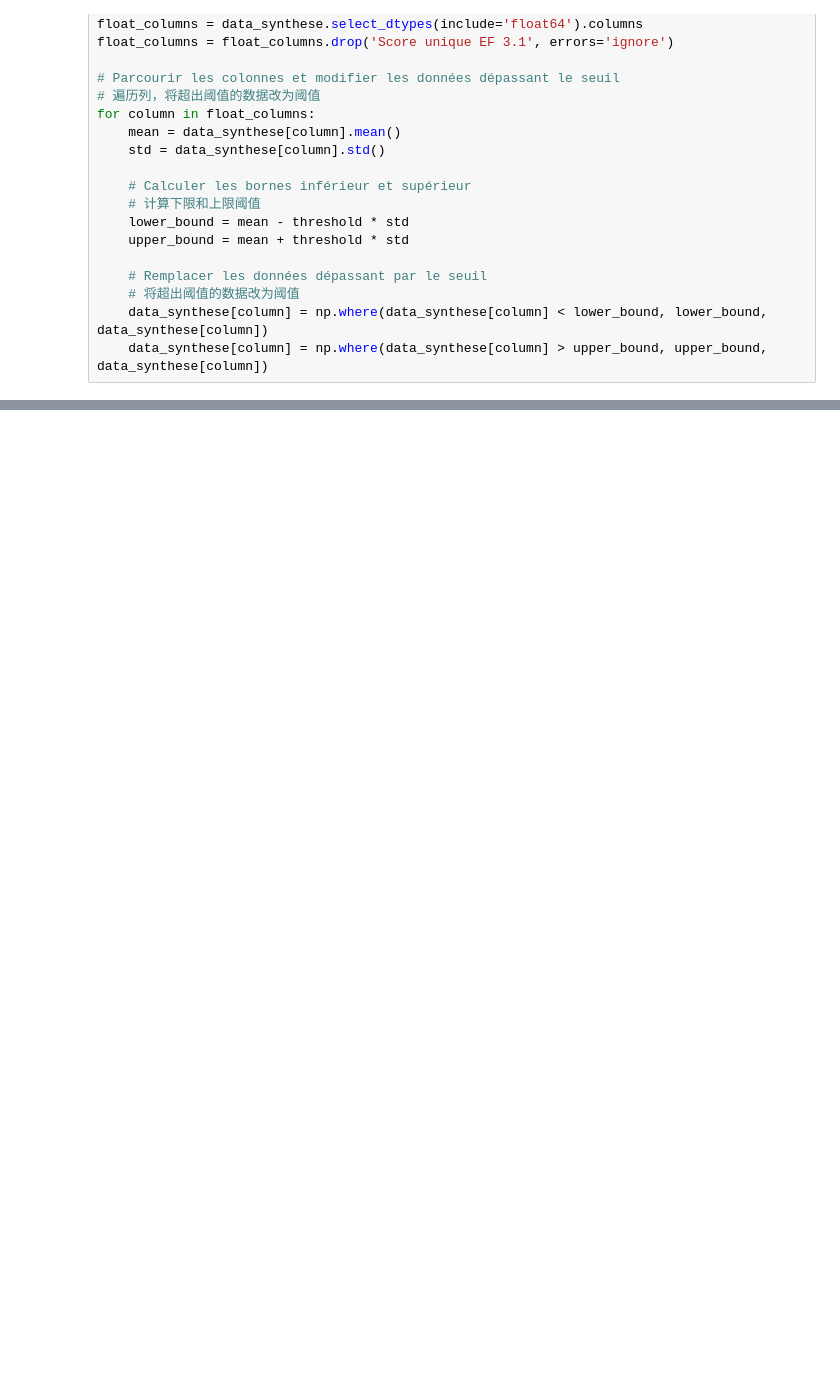
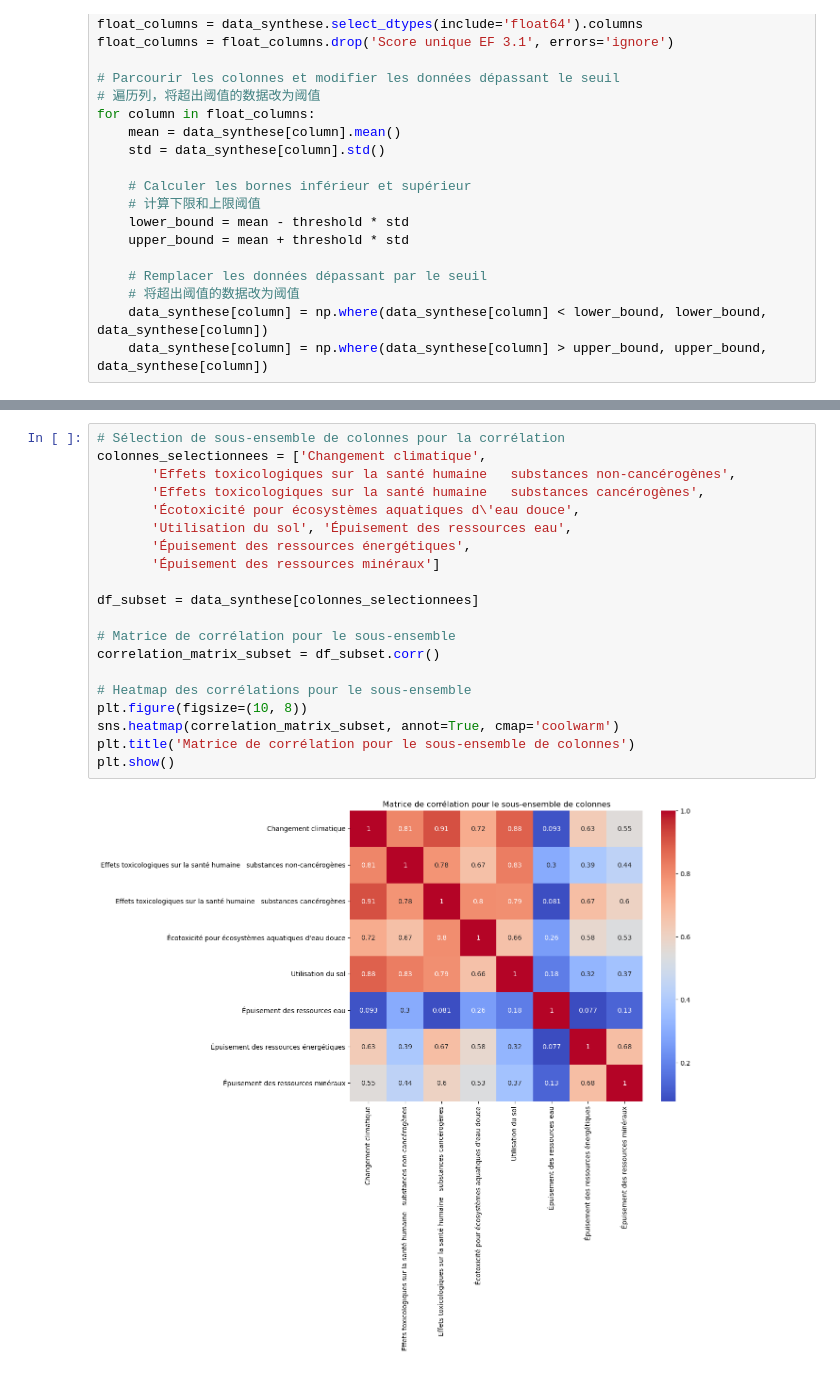
Before and after one commit to ZHANGzhile/DALAS, a Jupyter notebook: projet/Projet-idee.ipynb, the cells around one changed output, grey strips where cells are left out. Drawn from its saved outputs; the diff is of its cells as text; blank space fills up the shorter version.

```diff
--- a/projet/Projet-idee.ipynb
+++ b/projet/Projet-idee.ipynb
@@ -162,0 +160,22 @@ data_synthese.head(3)
+# %%
+# Sélection de sous-ensemble de colonnes pour la corrélation
+colonnes_selectionnees = ['Changement climatique',
+       'Effets toxicologiques sur la santé humaine   substances non-cancérogènes',
+       'Effets toxicologiques sur la santé humaine   substances cancérogènes',
+       'Écotoxicité pour écosystèmes aquatiques d\'eau douce',
+       'Utilisation du sol', 'Épuisement des ressources eau',
+       'Épuisement des ressources énergétiques',
+       'Épuisement des ressources minéraux']
+
+df_subset = data_synthese[colonnes_selectionnees]
+
+# Matrice de corrélation pour le sous-ensemble
+correlation_matrix_subset = df_subset.corr()
+
+# Heatmap des corrélations pour le sous-ensemble
+plt.figure(figsize=(10, 8))
+sns.heatmap(correlation_matrix_subset, annot=True, cmap='coolwarm')
+plt.title('Matrice de corrélation pour le sous-ensemble de colonnes')
+plt.show()
+# %% [output]
+[figure, added]
```
Also changed, not shown: parts of 12 cells of this notebook, 1 other file.
